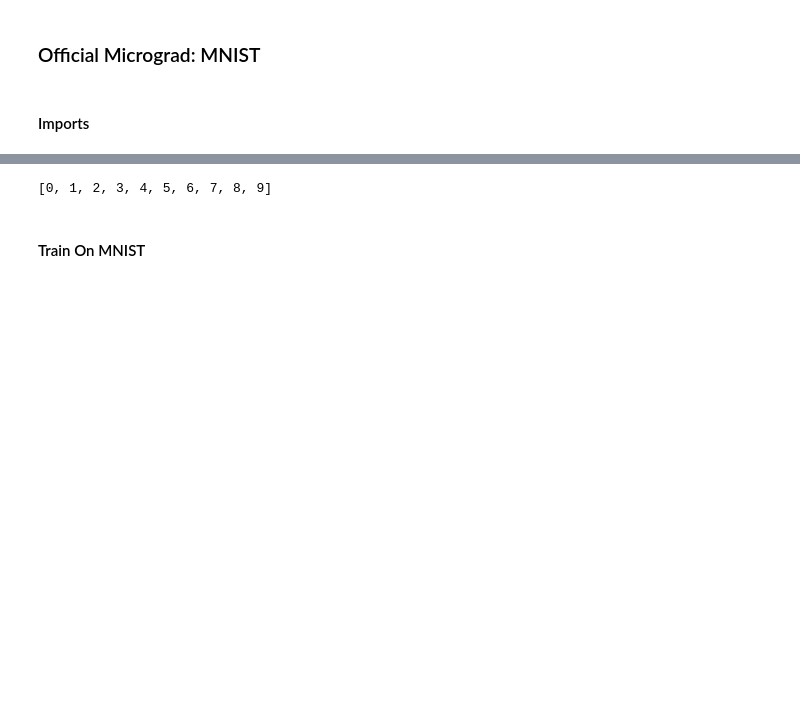
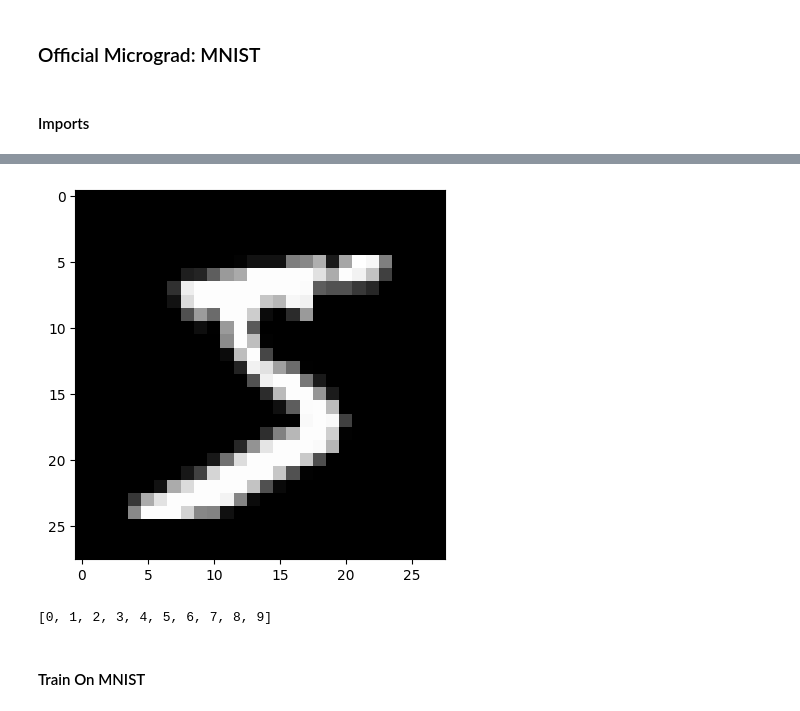
Before and after one commit to AndrewstheBuilder/FromScratch_NeuralNetworks, a Jupyter notebook: MultiLayerPerceptron_FromScratch.ipynb, the cells around one changed output, grey strips where cells are left out. Drawn from its saved outputs; the diff is of its cells as text; code cells hidden in the pictures; blank space fills up the shorter version.

```diff
--- a/MultiLayerPerceptron_FromScratch.ipynb
+++ b/MultiLayerPerceptron_FromScratch.ipynb
@@ -1512,13 +1512,17 @@ print('Y_train: ' + str(train_y.shape))
 print('X_test:  '  + str(test_X.shape))
 print('Y_test:  '  + str(test_y.shape))
 
-def findOne(x):
-  if x == 1:
-    return True
-  else:
-    return False
+print('train_x[1] raw',train_X[1][5][10:21])
+pyplot.imshow(train_X[0], cmap=pyplot.get_cmap('gray'))
+pyplot.show()
 
-results = filter(findOne, train_y)
+# def findOne(x):
+#   if x == 1:
+#     return True
+#   else:
+#     return False
+
+# results = filter(findOne, train_y)
 
 # for y in results:
 #   print(y)
@@ -1538,3 +1543,4 @@ Y_test:  (10000,)
+[figure, added]
 # %%
 # Display training set
 
```
Also changed, not shown: parts of 4 cells of this notebook.
